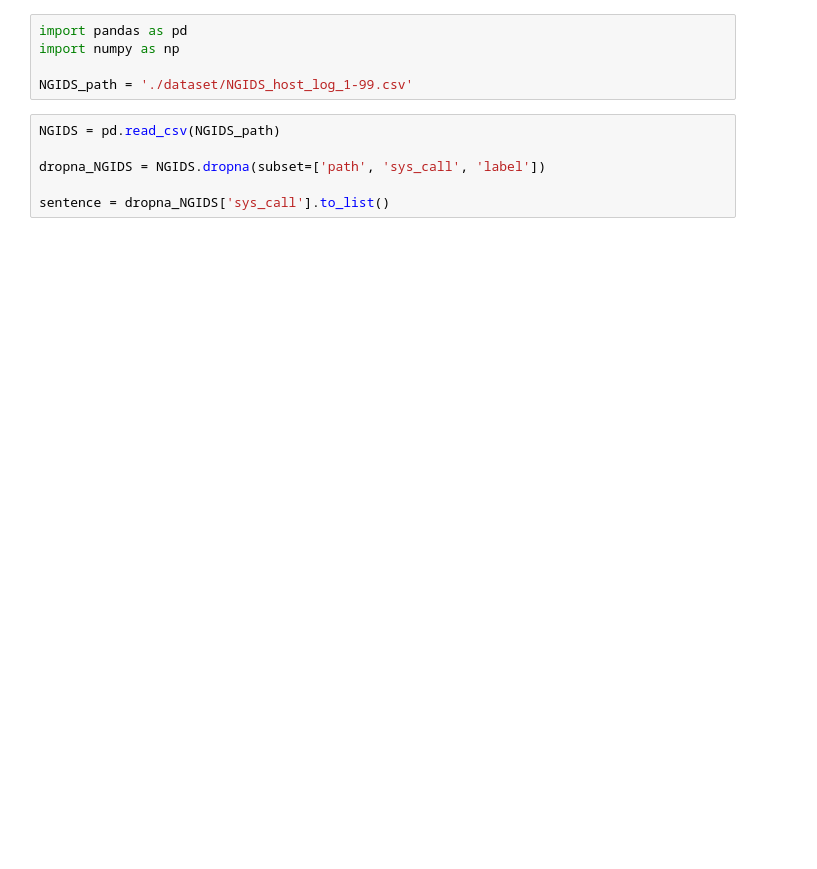
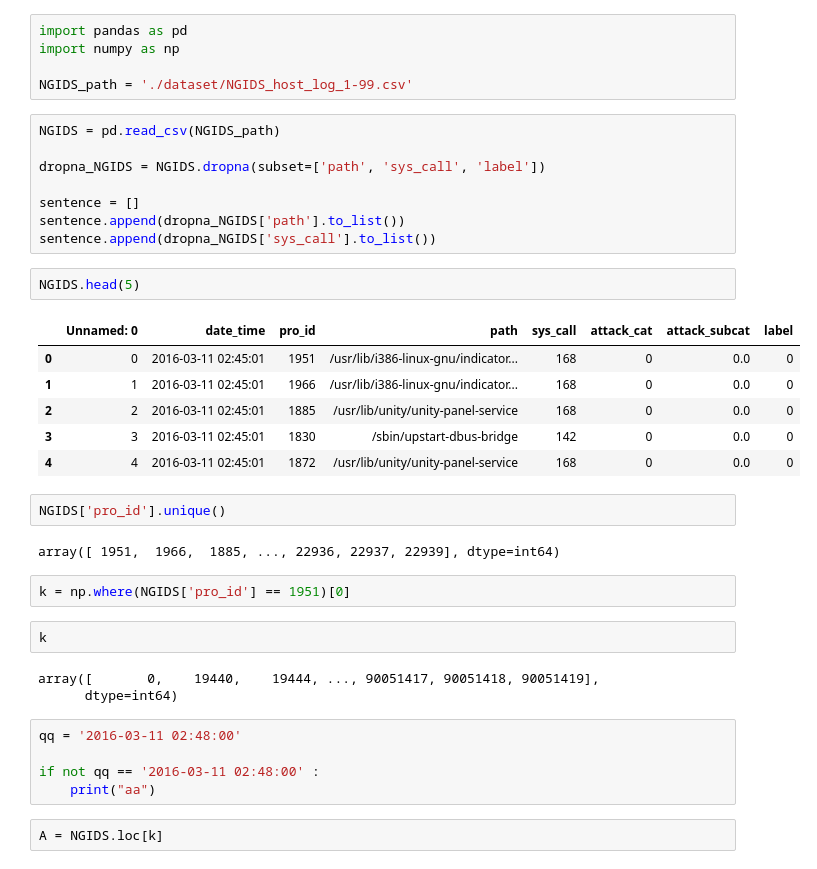
Before and after one commit to birdchrips/Semi_supervised, a Jupyter notebook: ngids_pre.ipynb, the cells around one changed output. Drawn from its saved outputs; the diff is of its cells as text; blank space fills up the shorter version.

```diff
--- a/ngids_pre.ipynb
+++ b/ngids_pre.ipynb
@@ -8,4 +8,33 @@ NGIDS = pd.read_csv(NGIDS_path)
 
 dropna_NGIDS = NGIDS.dropna(subset=['path', 'sys_call', 'label'])
 
-sentence = dropna_NGIDS['sys_call'].to_list()
+sentence = []
+sentence.append(dropna_NGIDS['path'].to_list())
+sentence.append(dropna_NGIDS['sys_call'].to_list())
+# %%
+NGIDS.head(5)
+# %% [output]
+|  | Unnamed: 0 | date_time | pro_id | path | sys_call | attack_cat | attack_subcat | label |
+| 0 | 0 | 2016-03-11 02:45:01 | 1951 | /usr/lib/i386-linux-gnu/indicator... | 168 | 0 | 0.0 | 0 |
+| 1 | 1 | 2016-03-11 02:45:01 | 1966 | /usr/lib/i386-linux-gnu/indicator... | 168 | 0 | 0.0 | 0 |
+| 2 | 2 | 2016-03-11 02:45:01 | 1885 | /usr/lib/unity/unity-panel-service | 168 | 0 | 0.0 | 0 |
+| 3 | 3 | 2016-03-11 02:45:01 | 1830 | /sbin/upstart-dbus-bridge | 142 | 0 | 0.0 | 0 |
+| 4 | 4 | 2016-03-11 02:45:01 | 1872 | /usr/lib/unity/unity-panel-service | 168 | 0 | 0.0 | 0 |
+# %%
+NGIDS['pro_id'].unique()
+# %% [output]
+array([ 1951,  1966,  1885, ..., 22936, 22937, 22939], dtype=int64)
+# %%
+k = np.where(NGIDS['pro_id'] == 1951)[0]
+# %%
+k
+# %% [output]
+array([       0,    19440,    19444, ..., 90051417, 90051418, 90051419],
+      dtype=int64)
+# %%
+qq = '2016-03-11 02:48:00'
+
+if not qq == '2016-03-11 02:48:00' :
+    print("aa")
+# %%
+A = NGIDS.loc[k]
```
Also changed, not shown: parts of 3 cells of this notebook, 13 other files.
